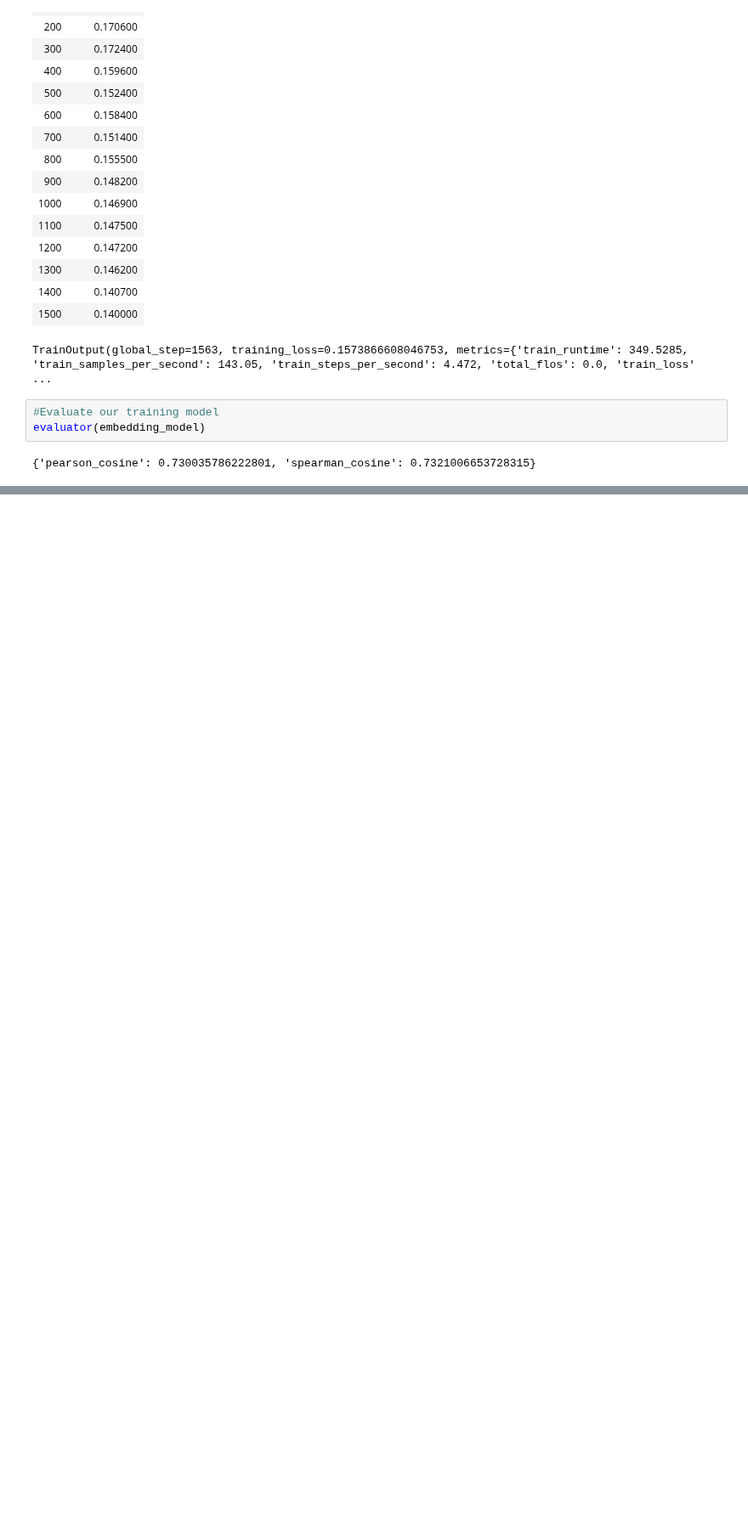
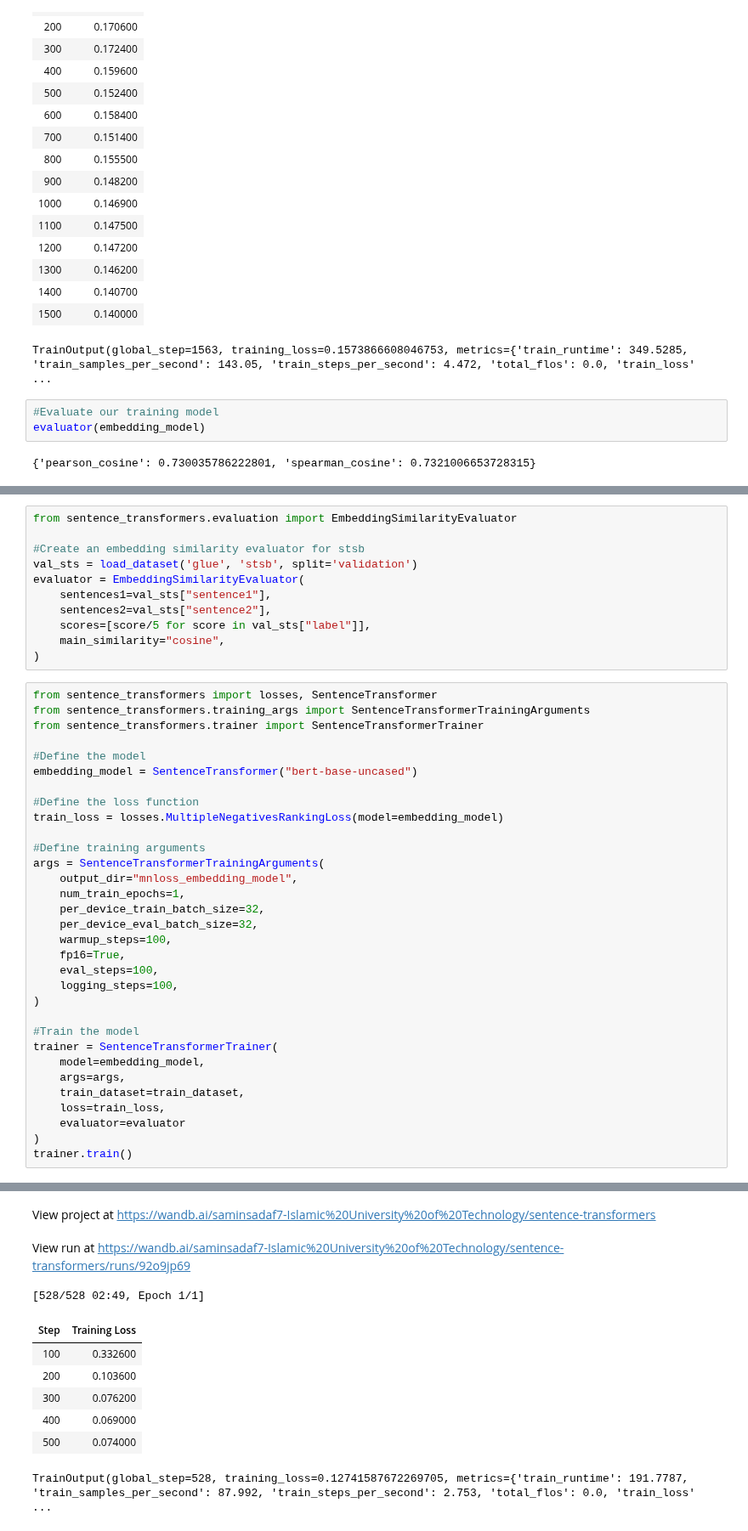
Before and after one commit to Samin-Sadaf7/Book-of-LLMs, a Jupyter notebook: HandsOnLLM_10.ipynb, the cells around one changed output, grey strips where cells are left out. Shown at 85% size. Cells and saved outputs as stored; diff of their text form; blank space fills up the shorter version.

Commit message:
Trainned embedding model on Multiple negatives ranking losses( MNR)

```diff
--- a/HandsOnLLM_10.ipynb
+++ b/HandsOnLLM_10.ipynb
@@ -199,0 +237,44 @@ evaluator(embedding_model)
+# %%
+from sentence_transformers.evaluation import EmbeddingSimilarityEvaluator
+
+#Create an embedding similarity evaluator for stsb
+val_sts = load_dataset('glue', 'stsb', split='validation')
+evaluator = EmbeddingSimilarityEvaluator(
+    sentences1=val_sts["sentence1"],
+    sentences2=val_sts["sentence2"],
+    scores=[score/5 for score in val_sts["label"]],
+    main_similarity="cosine",
+)
+# %%
+from sentence_transformers import losses, SentenceTransformer
+from sentence_transformers.training_args import SentenceTransformerTrainingArguments
+from sentence_transformers.trainer import SentenceTransformerTrainer
+
+#Define the model
+embedding_model = SentenceTransformer("bert-base-uncased")
+
+#Define the loss function
+train_loss = losses.MultipleNegativesRankingLoss(model=embedding_model)
+
+#Define training arguments
+args = SentenceTransformerTrainingArguments(
+    output_dir="mnloss_embedding_model",
+    num_train_epochs=1,
+    per_device_train_batch_size=32,
+    per_device_eval_batch_size=32,
+    warmup_steps=100,
+    fp16=True,
+    eval_steps=100,
+    logging_steps=100,
+)
+
+#Train the model
+trainer = SentenceTransformerTrainer(
+    model=embedding_model,
+    args=args,
+    train_dataset=train_dataset,
+    loss=train_loss,
+    evaluator=evaluator
+)
+trainer.train()
+# %% [output]
@@ -199,0 +293,10 @@ evaluator(embedding_model)
+View project at https://wandb.ai/saminsadaf7-Islamic%20University%20of%20Technology/sentence-transformers
+View run at https://wandb.ai/saminsadaf7-Islamic%20University%20of%20Technology/sentence-transformers/runs/92o9jp69
+[528/528 02:49, Epoch 1/1]
+| Step | Training Loss |
+| 100 | 0.332600 |
+| 200 | 0.103600 |
+| 300 | 0.076200 |
+| 400 | 0.069000 |
+| 500 | 0.074000 |
+TrainOutput(global_step=528, training_loss=0.12741587672269705, metrics={'train_runtime': 191.7787, 'train_samples_per_second': 87.992, 'train_steps_per_second': 2.753, 'total_flos': 0.0, 'train_loss' ...
```
Also changed, not shown: parts of 5 cells of this notebook.
